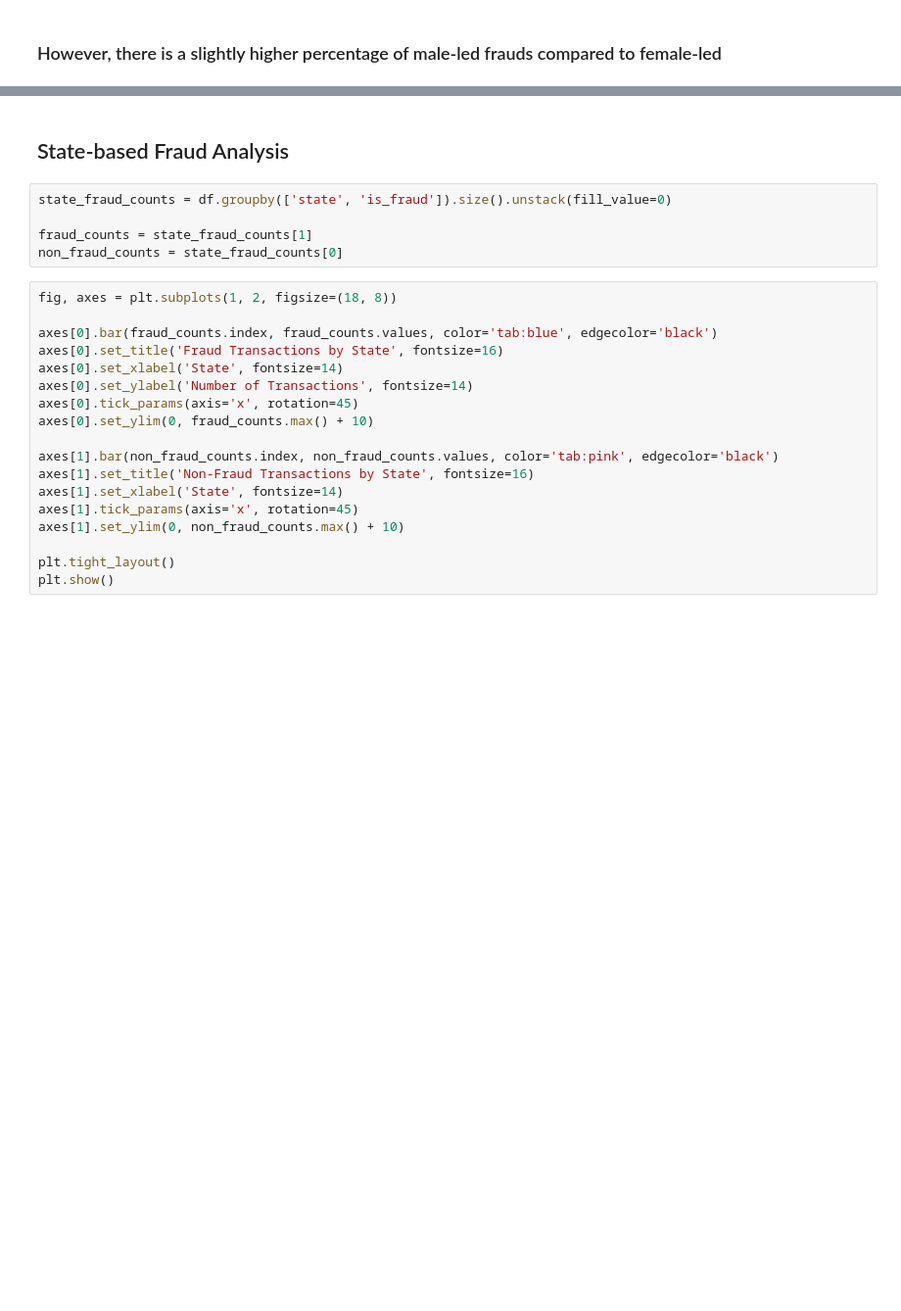
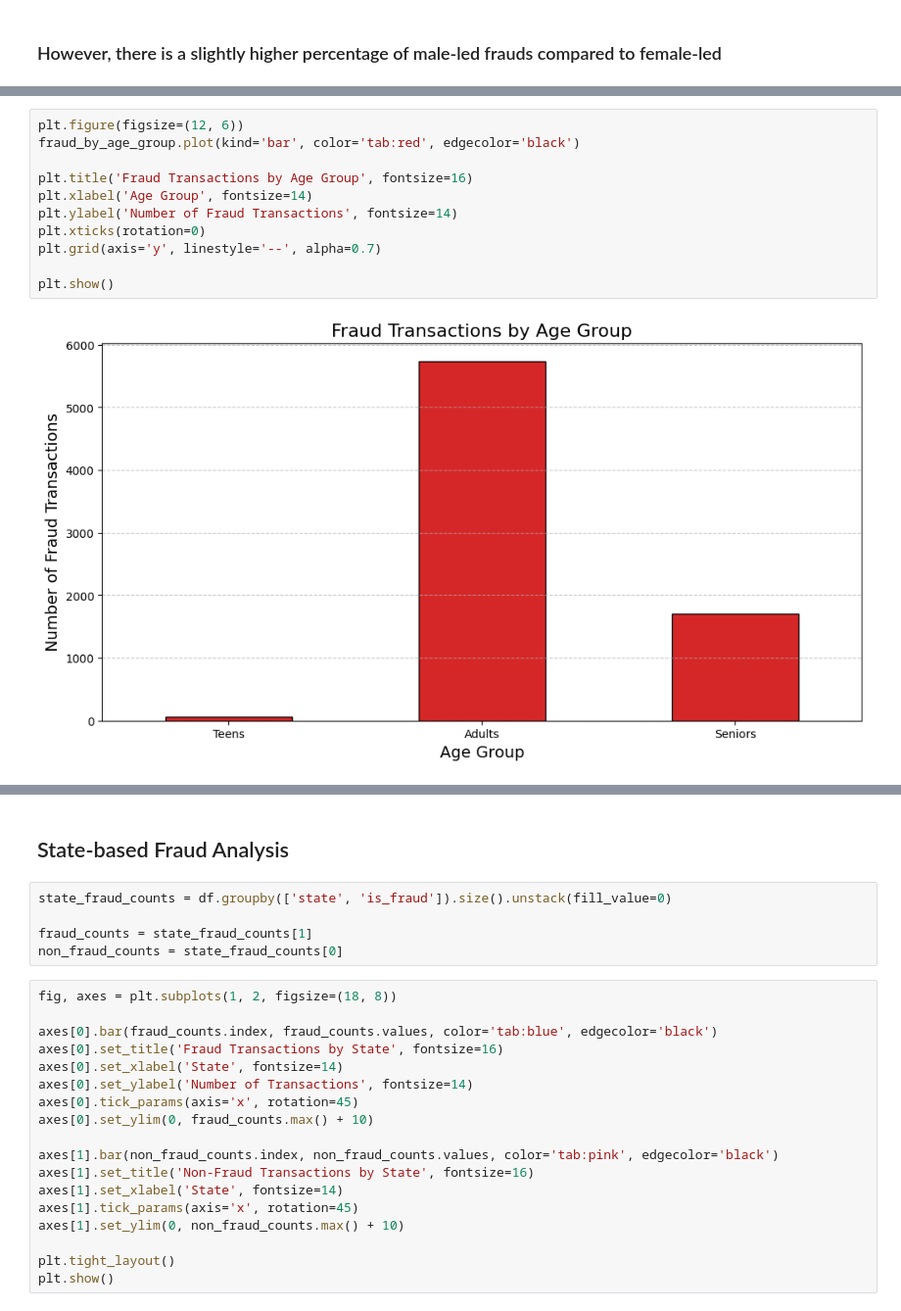
Before and after one commit to RionelxSlovesky/Credit-Card-Transactions-Fraud-Detection, a Jupyter notebook: Data Analysis.ipynb, the cells around one changed output, grey strips where cells are left out. Shown at 98% size. Drawn from its saved outputs; the diff is of its cells as text; blank space fills up the shorter version.

```diff
--- a/Data Analysis.ipynb
+++ b/Data Analysis.ipynb
@@ -162,0 +189,13 @@ plt.show()
+# %%
+plt.figure(figsize=(12, 6))
+fraud_by_age_group.plot(kind='bar', color='tab:red', edgecolor='black')
+
+plt.title('Fraud Transactions by Age Group', fontsize=16)
+plt.xlabel('Age Group', fontsize=14)
+plt.ylabel('Number of Fraud Transactions', fontsize=14)
+plt.xticks(rotation=0)
+plt.grid(axis='y', linestyle='--', alpha=0.7)
+
+plt.show()
+# %% [output]
+[figure, added]
```
Also changed, not shown: parts of 12 cells of this notebook.
